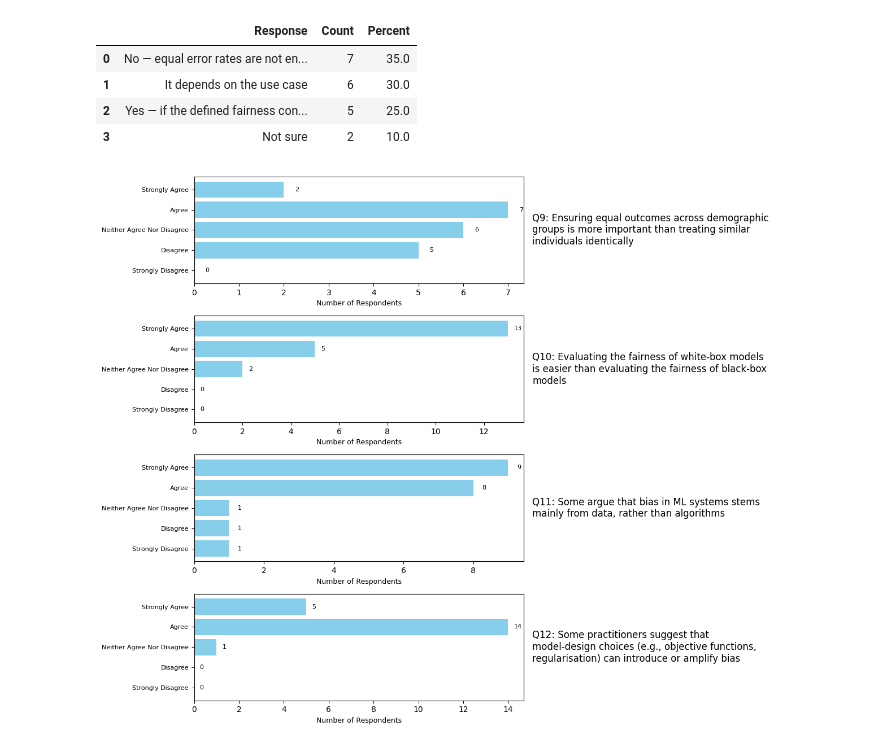
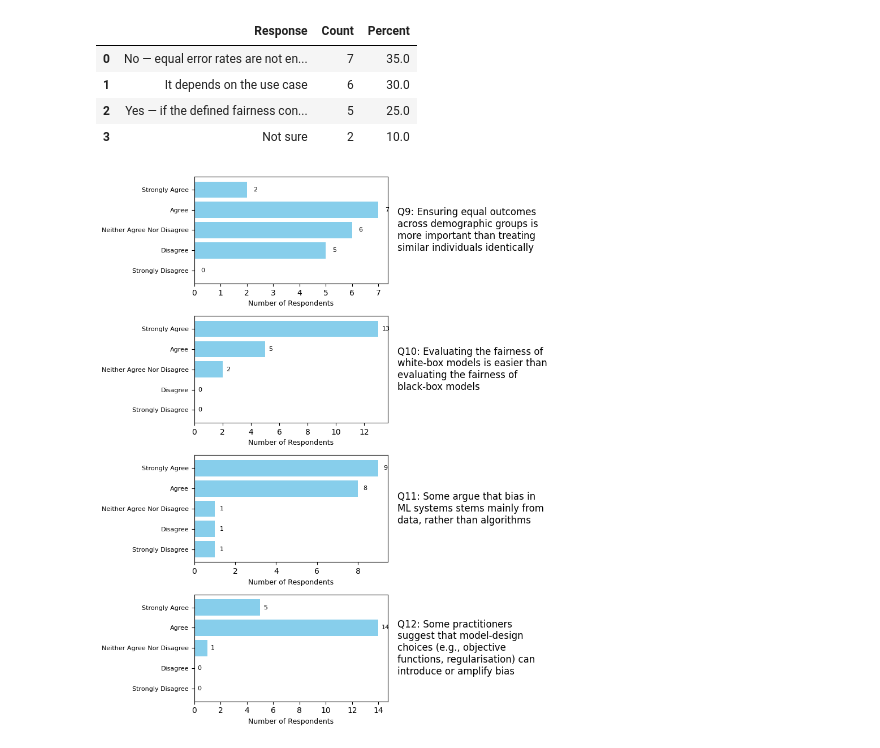
Before and after one commit to jeaend/bias-mitigation-aif360, a Jupyter notebook: notebooks/questionnaire_analysis.ipynb, the cells around one changed output. Saved outputs shown, nothing was run; the diff lists cells and outputs as text; code cells hidden in the pictures.

```diff
--- a/notebooks/questionnaire_analysis.ipynb
+++ b/notebooks/questionnaire_analysis.ipynb
@@ -370,37 +370,37 @@ likert_order = [
 n = len(question_cols)
 fig, axes = plt.subplots(
     nrows=n, ncols=2,
-    figsize=(12, 2.5 * n),
+    figsize=(8, 2.5 * n),
     gridspec_kw={"width_ratios": [2, 1]},
 )
 
 # Reduce whitespace between plot + text
 plt.subplots_adjust(wspace=0.05)
 
 for (q_num, q_text), col, (ax_plot, ax_text) in zip(numbered_questions, question_cols, axes):
     # --- bar chart (left)
     counts = df[col].value_counts().reindex(likert_order).fillna(0).astype(int)
     ax_plot.barh(likert_order, counts.values, color="skyblue")
     for y, v in enumerate(counts.values):
         ax_plot.text(v + 0.25, y, str(v), va="center", fontsize=8)
 
     ax_plot.set_xlim(left=0)
     ax_plot.set_xlabel("Number of Respondents", fontsize=9)
     ax_plot.tick_params(axis="y", labelsize=8)
 
     # --- question text (right)
     ax_text.axis("off")
     ax_text.text(
         0.0, 0.5,
         f"{q_num}: {q_text}",
         fontsize=12,
         va="center",
         ha="left",
         wrap=True,
         transform=ax_text.transAxes,
     )
 
 plt.tight_layout()
 plt.show()
 # %% [output]
-[figure, old version]
+[figure, new version]
```
Also changed, not shown: parts of 5 cells of this notebook, 1 other file.
